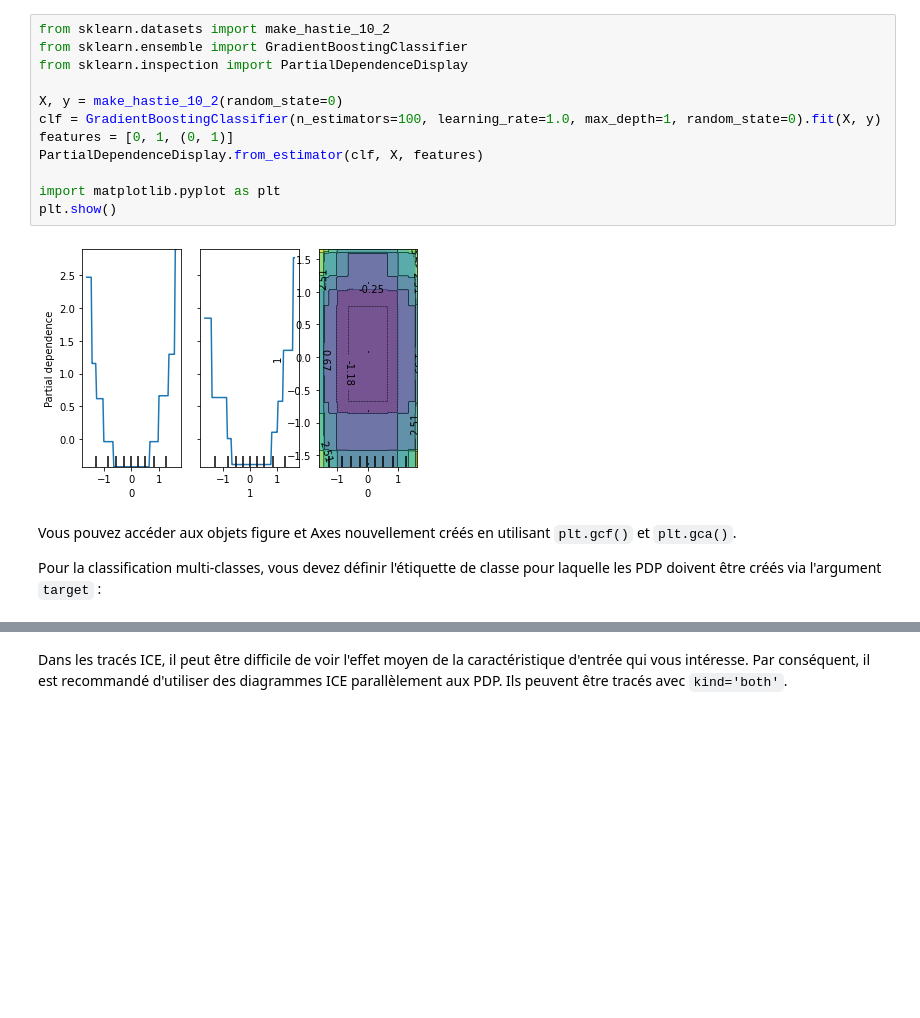
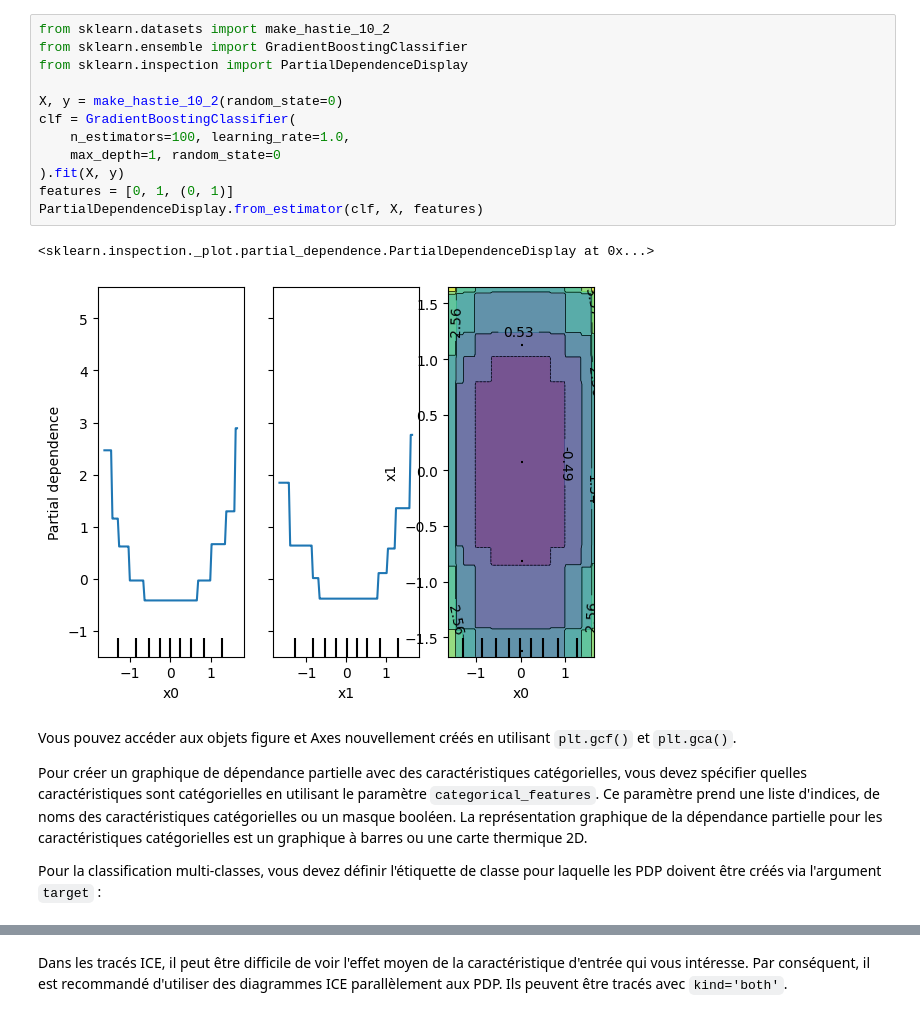
Before and after one commit to Franck-PepperLabs/pepper_dsia_skl_doc_fr, a Jupyter notebook: docs/4_inspection.ipynb, the cells around one changed output, grey strips where cells are left out. Cells and saved outputs as stored; diff of their text form; blank space fills up the shorter version.

```diff
--- a/docs/4_inspection.ipynb
+++ b/docs/4_inspection.ipynb
@@ -45,20 +55,23 @@ Le module [`sklearn.inspection`](https://scikit-learn.org/stable/modules/classes
 # %%
 from sklearn.datasets import make_hastie_10_2
 from sklearn.ensemble import GradientBoostingClassifier
 from sklearn.inspection import PartialDependenceDisplay
 
 X, y = make_hastie_10_2(random_state=0)
-clf = GradientBoostingClassifier(n_estimators=100, learning_rate=1.0, max_depth=1, random_state=0).fit(X, y)
+clf = GradientBoostingClassifier(
+    n_estimators=100, learning_rate=1.0,
+    max_depth=1, random_state=0
+).fit(X, y)
 features = [0, 1, (0, 1)]
 PartialDependenceDisplay.from_estimator(clf, X, features)
-
-import matplotlib.pyplot as plt
-plt.show()
 # %% [output]
+<sklearn.inspection._plot.partial_dependence.PartialDependenceDisplay at 0x...>
-[figure, old version]
+[figure, new version]
 # %% [markdown]
 Vous pouvez accéder aux objets figure et Axes nouvellement créés en utilisant `plt.gcf()` et `plt.gca()`.
 
+Pour créer un graphique de dépendance partielle avec des caractéristiques catégorielles, vous devez spécifier quelles caractéristiques sont catégorielles en utilisant le paramètre `categorical_features`. Ce paramètre prend une liste d'indices, de noms des caractéristiques catégorielles ou un masque booléen. La représentation graphique de la dépendance partielle pour les caractéristiques catégorielles est un graphique à barres ou une carte thermique 2D.
+
 Pour la classification multi-classes, vous devez définir l'étiquette de classe pour laquelle les PDP doivent être créés via l'argument `target` :
 # %%
 from sklearn.datasets import load_iris
```
Also changed, not shown: parts of 22 cells of this notebook, 7 other files.
